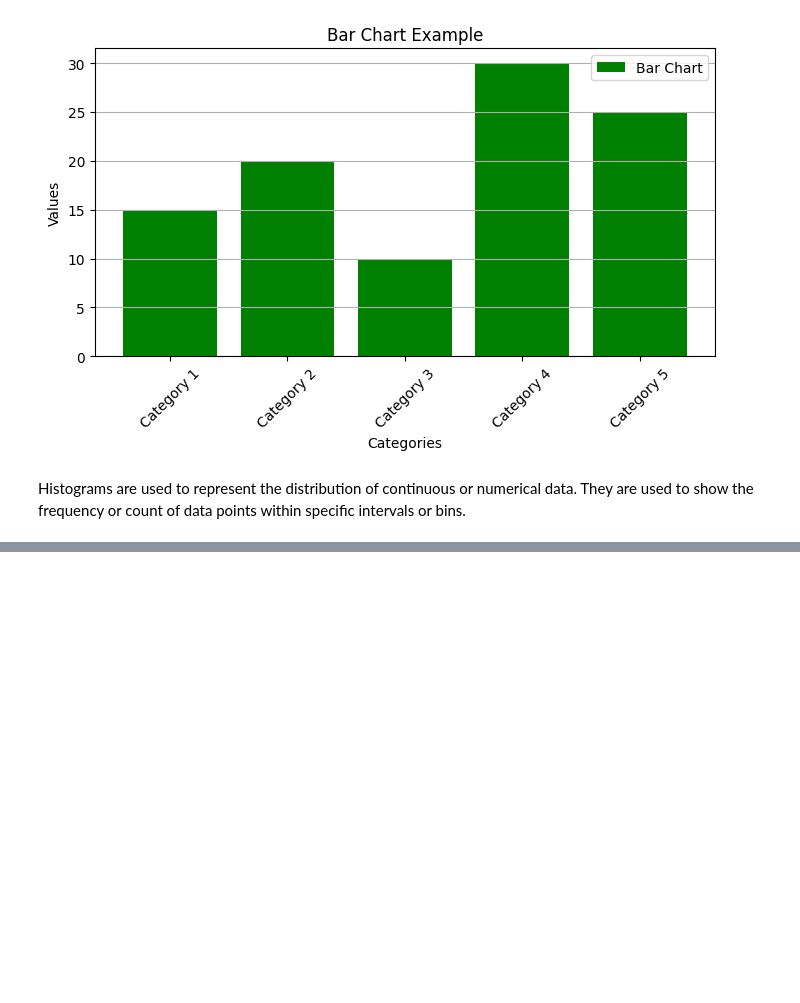
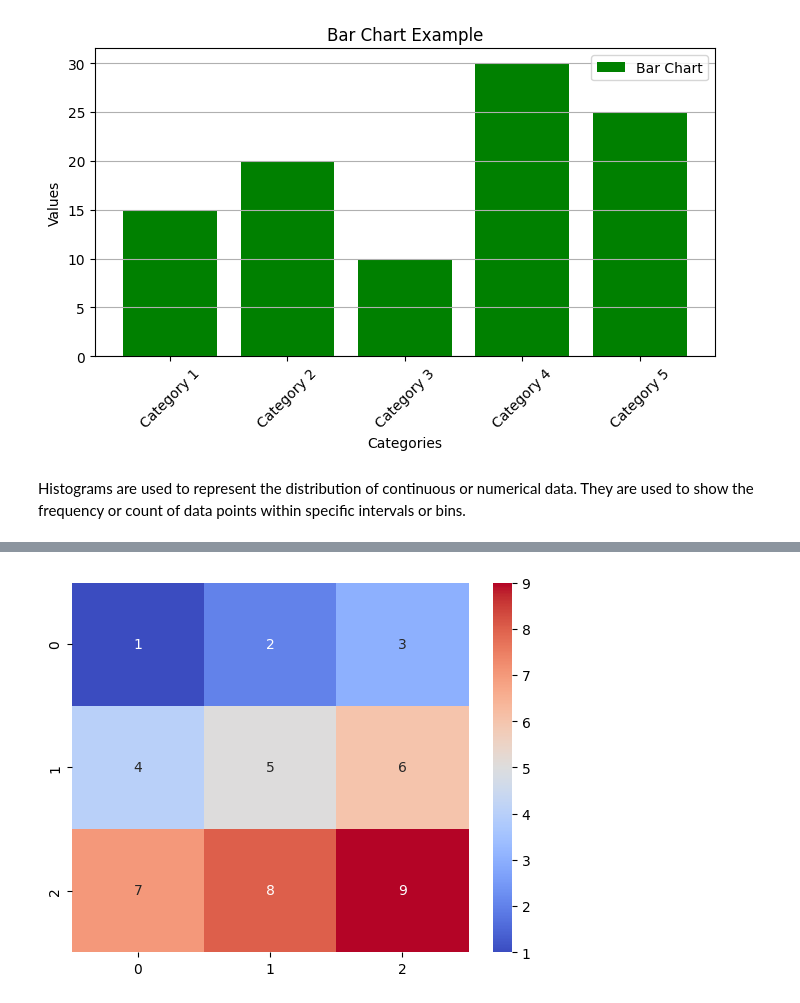
Before and after one commit to ChopinNo3Op9/Data-Analysis, a Jupyter notebook: visualization.ipynb, the cells around one changed output, grey strips where cells are left out. Saved outputs shown, nothing was run; the diff lists cells and outputs as text; code cells hidden in the pictures; blank space fills up the shorter version.

```diff
--- a/visualization.ipynb
+++ b/visualization.ipynb
@@ -60,0 +63,11 @@ plt.show()
+# %%
+# Create a sample data frame
+data = [[1, 2, 3],
+        [4, 5, 6],
+        [7, 8, 9]]
+
+# Create a heatmap
+sns.heatmap(data, annot=True, cmap='coolwarm', fmt='d')
+plt.show()
+# %% [output]
+[figure, added]
```
Also changed, not shown: parts of 3 cells of this notebook, 5 other files.
